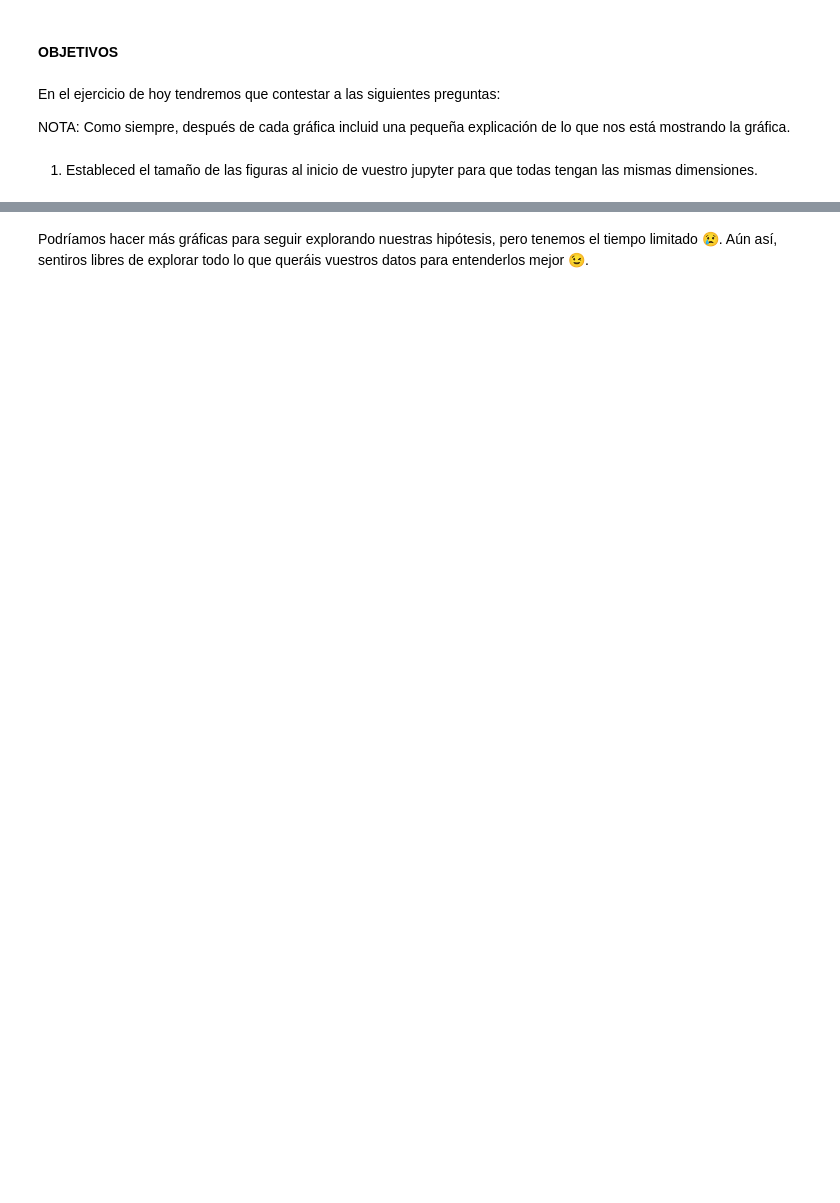
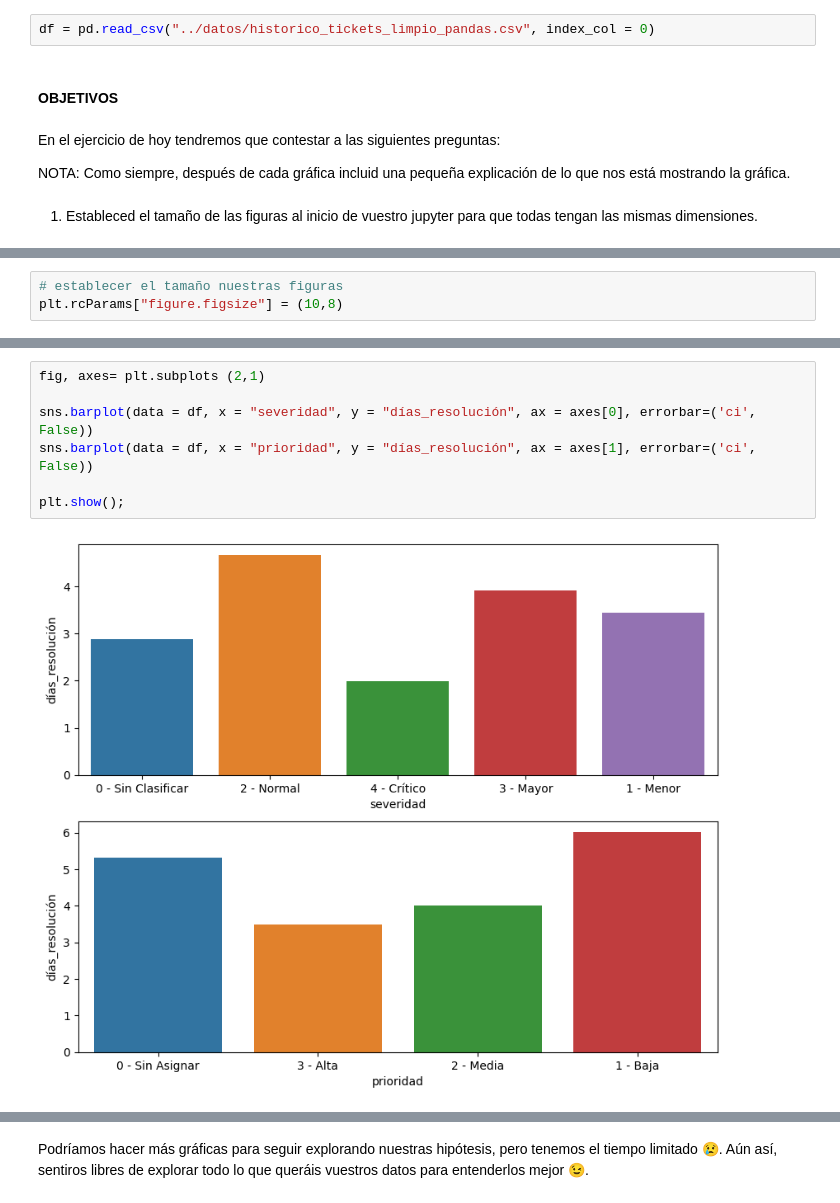
Before and after one commit to Adalab/promo_d_da_modulo2_sprint2_Lorena_AnaBelen, a Jupyter notebook: ejercicio3/pair_programming_EDA3.ipynb, the cells around one changed output, grey strips where cells are left out. Saved outputs shown, nothing was run; the diff lists cells and outputs as text; blank space fills up the shorter version.

```diff
--- a/ejercicio3/pair_programming_EDA3.ipynb
+++ b/ejercicio3/pair_programming_EDA3.ipynb
@@ -5,3 +11,5 @@ Es el momento de hacer una buena exploración visual de los datos para entender
+# %%
+df = pd.read_csv("../datos/historico_tickets_limpio_pandas.csv", index_col = 0)
 # %% [markdown]
 #### OBJETIVOS
 # %% [markdown]
@@ -41,0 +21,3 @@ NOTA: Como siempre, después de cada gráfica incluid una pequeña explicación
+# %%
+# establecer el tamaño nuestras figuras
+plt.rcParams["figure.figsize"] = (10,8)
@@ -41,0 +32,9 @@ NOTA: Como siempre, después de cada gráfica incluid una pequeña explicación
+# %%
+fig, axes= plt.subplots (2,1)
+
+sns.barplot(data = df, x = "severidad", y = "días_resolución", ax = axes[0], errorbar=('ci', False))
+sns.barplot(data = df, x = "prioridad", y = "días_resolución", ax = axes[1], errorbar=('ci', False))
+
+plt.show();
+# %% [output]
+[figure, added]
```
Also changed, not shown: parts of 15 cells of this notebook, 1 other file.
